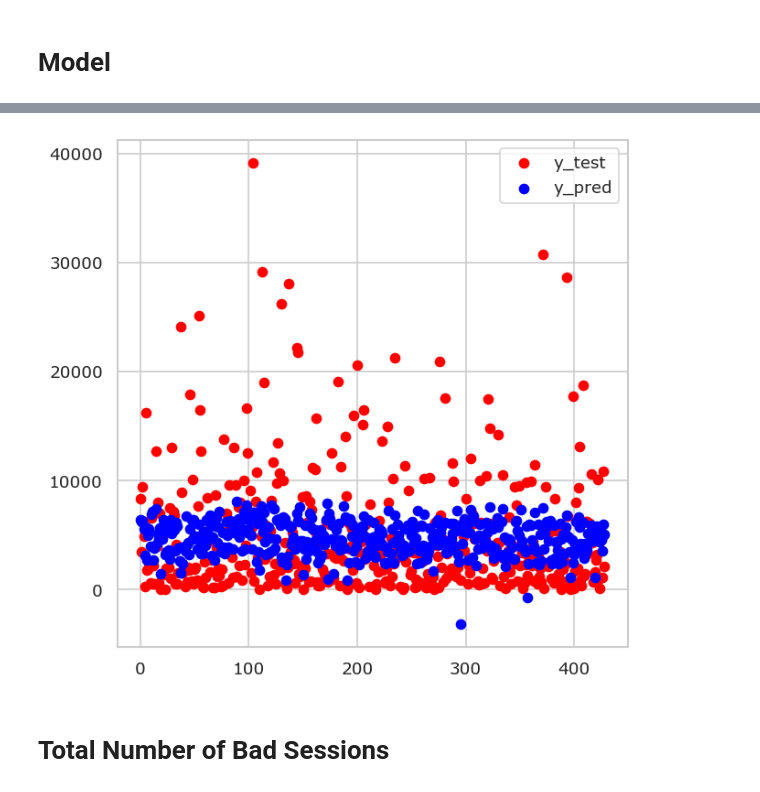
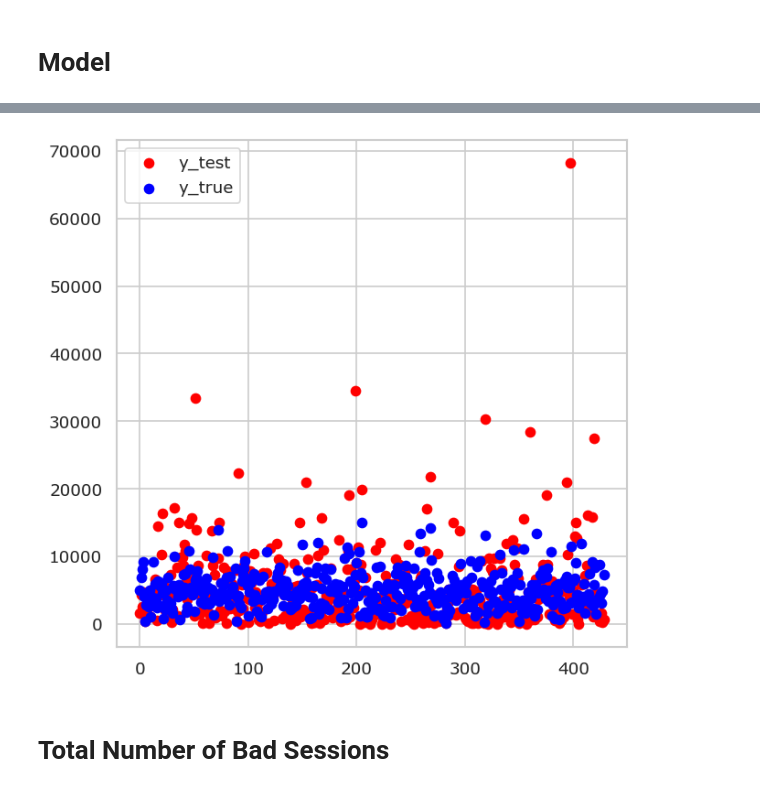
Before and after one commit to VecnaSecrets/sdp_assignment_2, a Jupyter notebook: main.ipynb, the cells around one changed output, grey strips where cells are left out. Drawn from its saved outputs; the diff is of its cells as text; code cells hidden in the pictures.

```diff
--- a/main.ipynb
+++ b/main.ipynb
@@ -311,3 +326,8 @@ y_pred = pipeline.predict(X=X_test)
 # %%
 # model = RidgeCV()
 # y_pred = model.fit(X=X_train, y=y_train).predict(X=X_test)
+# %%
+random_forest = RandomForestRegressor()
+
+random_forest.fit(X=X_train, y=y_train)
+y_pred = random_forest.predict(X=X_test)
@@ -334,13 +351,13 @@ R^2 Score 0.1138133289243386
 # %%
 figure = plt.figure(figsize=(6, 6), dpi=120)
 subplot = figure.add_subplot()
 
 subplot.scatter(x=np.arange(len(y_test)), y=y_test, c="red", label="y_test")
-subplot.scatter(x=np.arange(len(y_pred)), y=y_pred, c="blue", label="y_pred")
+subplot.scatter(x=np.arange(len(y_pred)), y=y_pred, c="blue", label="y_true")
 
 plt.legend()
 plt.show()
 # %% [output]
-[figure, old version]
+[figure, new version]
 # %% [markdown]
 # Total Number of Bad Sessions
```
Also changed, not shown: parts of 7 cells of this notebook, 1 other file.
